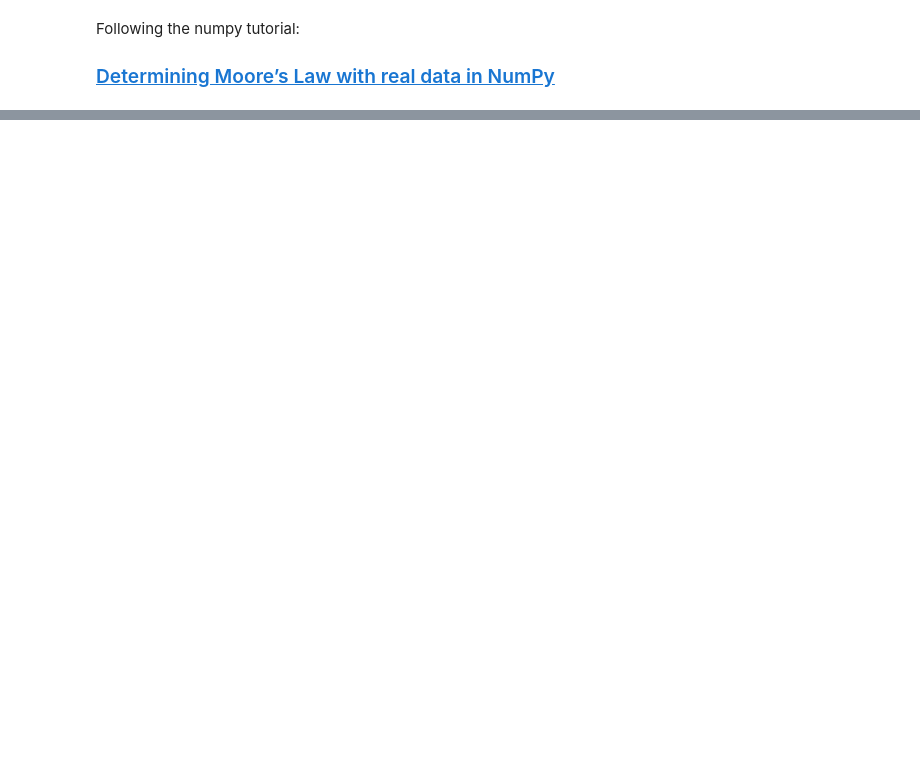
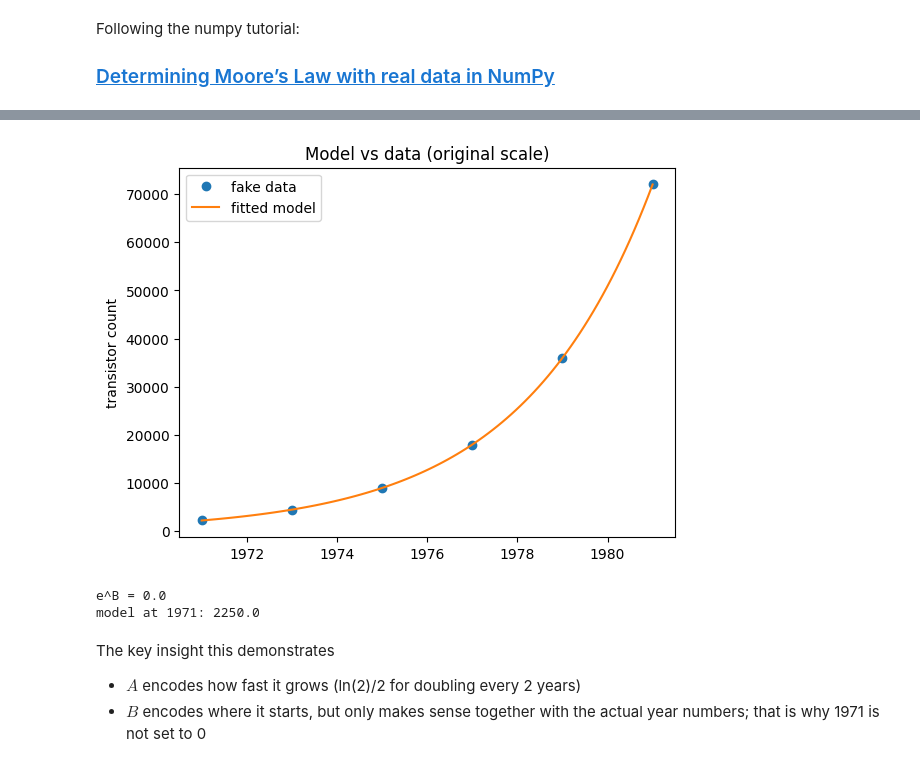
Before and after one commit to StefanieSenger/mathy_coding, a Jupyter notebook: numpy_tutorial_moores_law_with_least_squares.ipynb, the cells around one changed output, grey strips where cells are left out. Cells and saved outputs as stored; diff of their text form; code cells hidden in the pictures; blank space fills up the shorter version.

```diff
--- a/numpy_tutorial_moores_law_with_least_squares.ipynb
+++ b/numpy_tutorial_moores_law_with_least_squares.ipynb
@@ -74,0 +87,28 @@ first.
+# %%
+# Reconstruct the model and plot against original data
+years_fine = np.linspace(1971, 1981, 100)
+predicted_log_counts = A * years_fine + B
+predicted_counts = np.exp(predicted_log_counts)  # undo the log
+
+plt.plot(years, counts, 'o', label="fake data")
+plt.plot(years_fine, predicted_counts, '-', label="fitted model")
+plt.title("Model vs data (original scale)")
+plt.ylabel("transistor count")
+plt.legend()
+plt.show()
+
+# B encodes the starting point (year 1971, count 2250)
+# e^B should equal 2250 when year=0, but year=1971 is NOT 0
+# that's why 1971 appears: B absorbs the offset of the real year numbers
+print(f"e^B = {np.exp(B):.1f}")  # will NOT be 2250, because year=1971 not year=0
+print(f"model at 1971: {np.exp(A*1971 + B):.1f}")  # this WILL be ~2250
+# %% [output]
+[figure, added]
+e^B = 0.0
+model at 1971: 2250.0
+# %% [markdown]
+The key insight this demonstrates </br>
+- $A$ encodes how fast it grows (ln(2)/2 for
+doubling every 2 years)</br>
+- $B$ encodes where it starts, but only makes sense together
+with the actual year numbers; that is why 1971 is not set to 0
```
Also changed, not shown: parts of 8 cells of this notebook, 2 other files.
